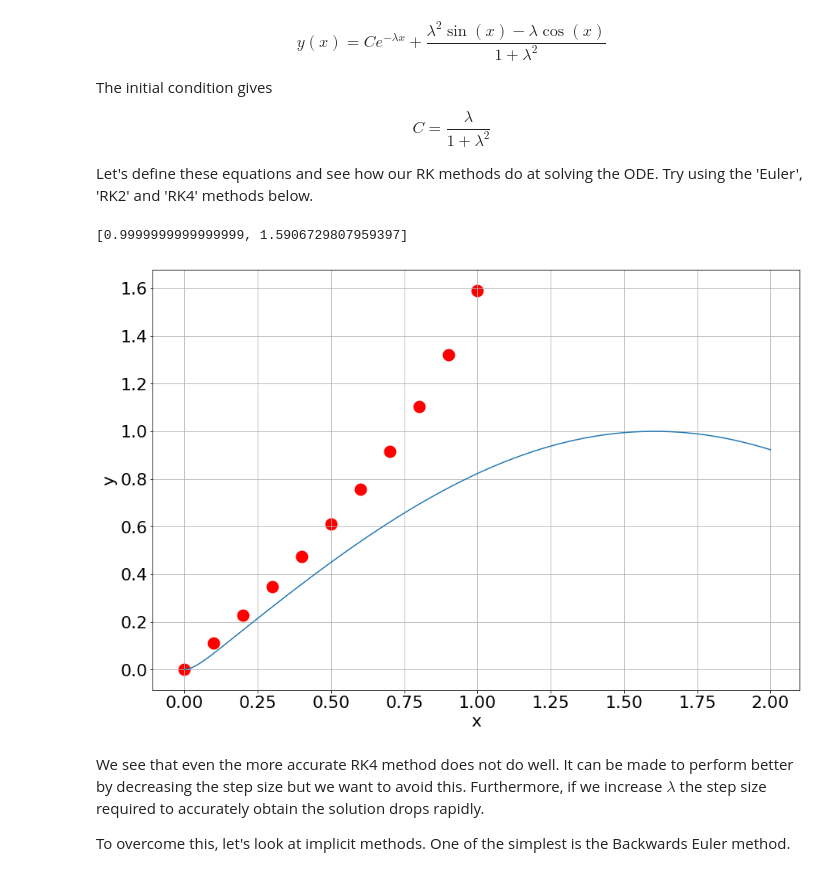
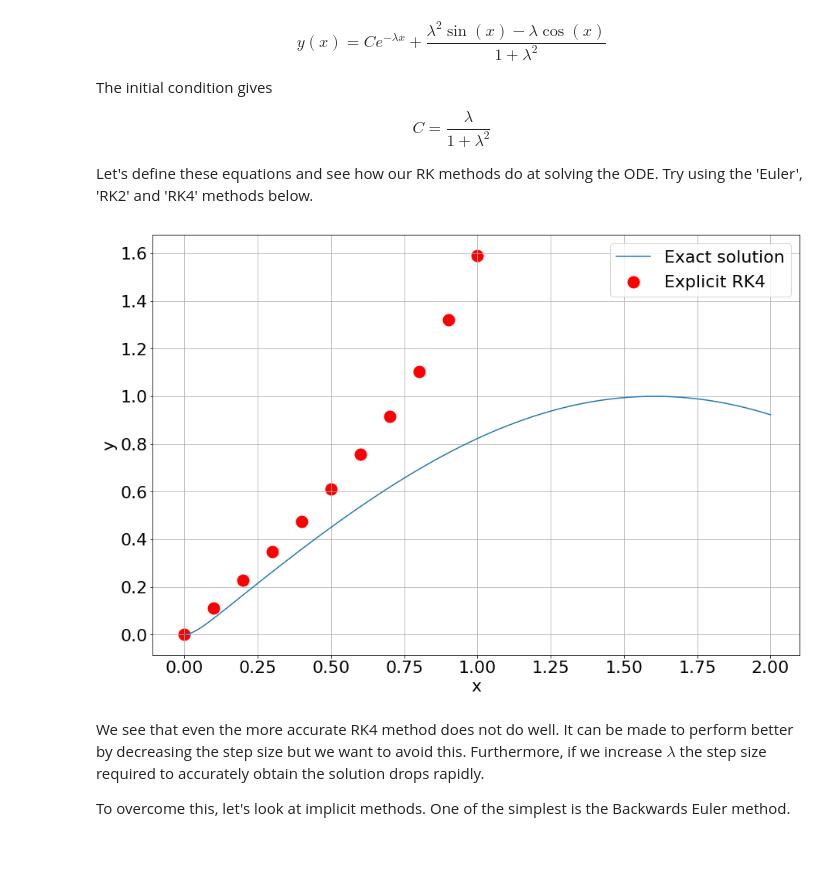
Before and after one commit to nielsw2/ACM20030-Examples, a Jupyter notebook: OrdinaryDifferentialEquations/StiffODEsAndImplicitMethods.ipynb, the cells around one changed output. Saved outputs shown, nothing was run; the diff lists cells and outputs as text; code cells hidden in the pictures.

Commit message:
Fix StiffODE notebook after renaming a few things

```diff
--- a/OrdinaryDifferentialEquations/StiffODEsAndImplicitMethods.ipynb
+++ b/OrdinaryDifferentialEquations/StiffODEsAndImplicitMethods.ipynb
@@ -87,17 +87,17 @@ def yStiff(x):
     return C*np.exp(-lam*x) + (lam**2*np.sin(x) -lam*np.cos(x))/(1+lam**2)
 # %%
 x = np.linspace(0, 2.0, 100)
-y = yExact(x)
+y = yStiff(x)
 plt.xlabel('x')
 plt.ylabel('y')
 plt.grid(True)
 plt.plot(x,y)
 
 
-ODESolve(dydx, 0.1, 0, 0, 10, 'RK4', True)
+ODESolve(dydxStiff, 0.1, 0, 0, 10, 'RK4', True)
+plt.legend(['Exact solution', 'Explicit RK4']);
 # %% [output]
-[0.9999999999999999, 1.5906729807959397]
-[figure, old version]
+[figure, new version]
 # %% [markdown]
 We see that even the more accurate RK4 method does not do well. It can be made to perform better by decreasing the step size but we want to avoid this. Furthermore, if we increase $\lambda$ the step size required to accurately obtain the solution drops rapidly.
 
```
Also changed, not shown: parts of 2 cells of this notebook.
